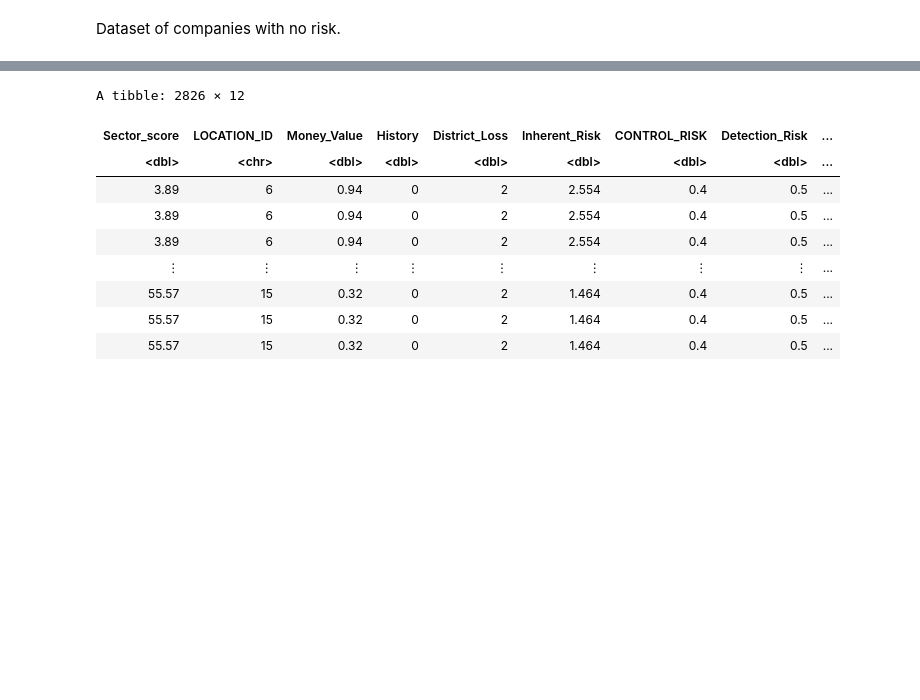
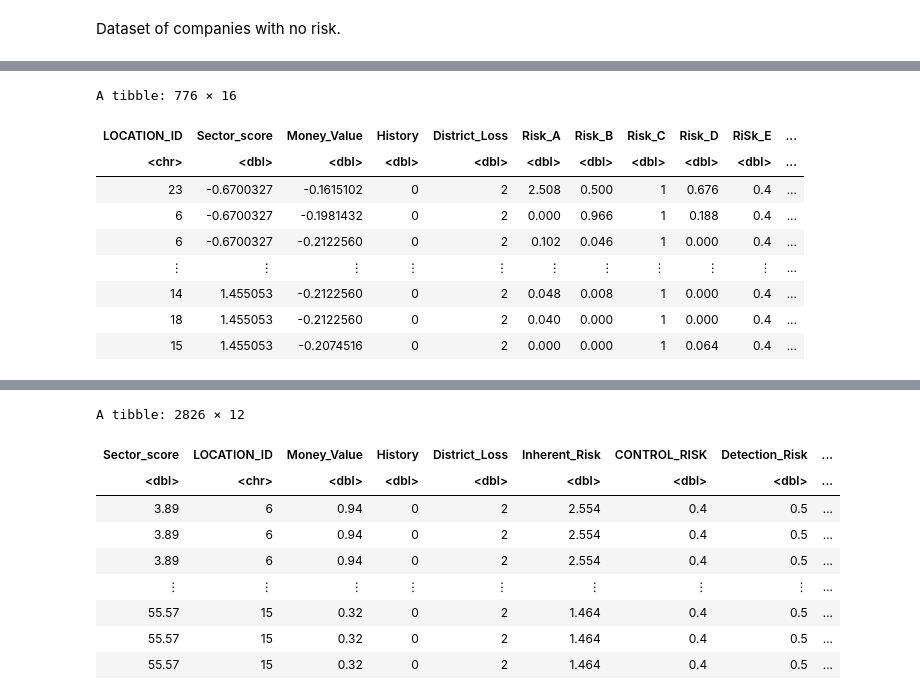
Before and after one commit to Leoliuubc/dsci-100-project-group43, a Jupyter notebook: group_proposal.ipynb, the cells around one changed output, grey strips where cells are left out. Saved outputs shown, nothing was run; the diff lists cells and outputs as text; code cells hidden in the pictures; blank space fills up the shorter version.

```diff
--- a/group_proposal.ipynb
+++ b/group_proposal.ipynb
@@ -54,0 +55,17 @@ Dataset of companies with no risk.
+# %%
+risk_data <- audit_risk |>
+                select(LOCATION_ID,Sector_score,Money_Value,History,District_Loss,contains("Risk")) |>
+                mutate(Sector_score = (Sector_score-mean(Sector_score, na.rm = TRUE))/sd(Sector_score, na.rm = TRUE)) |>
+                mutate(Money_Value = (Money_Value-mean(Money_Value, na.rm = TRUE))/sd(Money_Value, na.rm = TRUE))
+risk_data
+# %% [output]
+A tibble: 776 × 16
+| LOCATION_ID | Sector_score | Money_Value | History | District_Loss | Risk_A | Risk_B | Risk_C | Risk_D | RiSk_E | ... |
+| <chr> | <dbl> | <dbl> | <dbl> | <dbl> | <dbl> | <dbl> | <dbl> | <dbl> | <dbl> | ... |
+| 23 | -0.6700327 | -0.1615102 | 0 | 2 | 2.508 | 0.500 | 1 | 0.676 | 0.4 | ... |
+| 6 | -0.6700327 | -0.1981432 | 0 | 2 | 0.000 | 0.966 | 1 | 0.188 | 0.4 | ... |
+| 6 | -0.6700327 | -0.2122560 | 0 | 2 | 0.102 | 0.046 | 1 | 0.000 | 0.4 | ... |
+| ⋮ | ⋮ | ⋮ | ⋮ | ⋮ | ⋮ | ⋮ | ⋮ | ⋮ | ⋮ | ... |
+| 14 | 1.455053 | -0.2122560 | 0 | 2 | 0.048 | 0.008 | 1 | 0.000 | 0.4 | ... |
+| 18 | 1.455053 | -0.2122560 | 0 | 2 | 0.040 | 0.000 | 1 | 0.000 | 0.4 | ... |
+| 15 | 1.455053 | -0.2074516 | 0 | 2 | 0.000 | 0.000 | 1 | 0.064 | 0.4 | ... |
```
Also changed, not shown: parts of 4 cells of this notebook.
